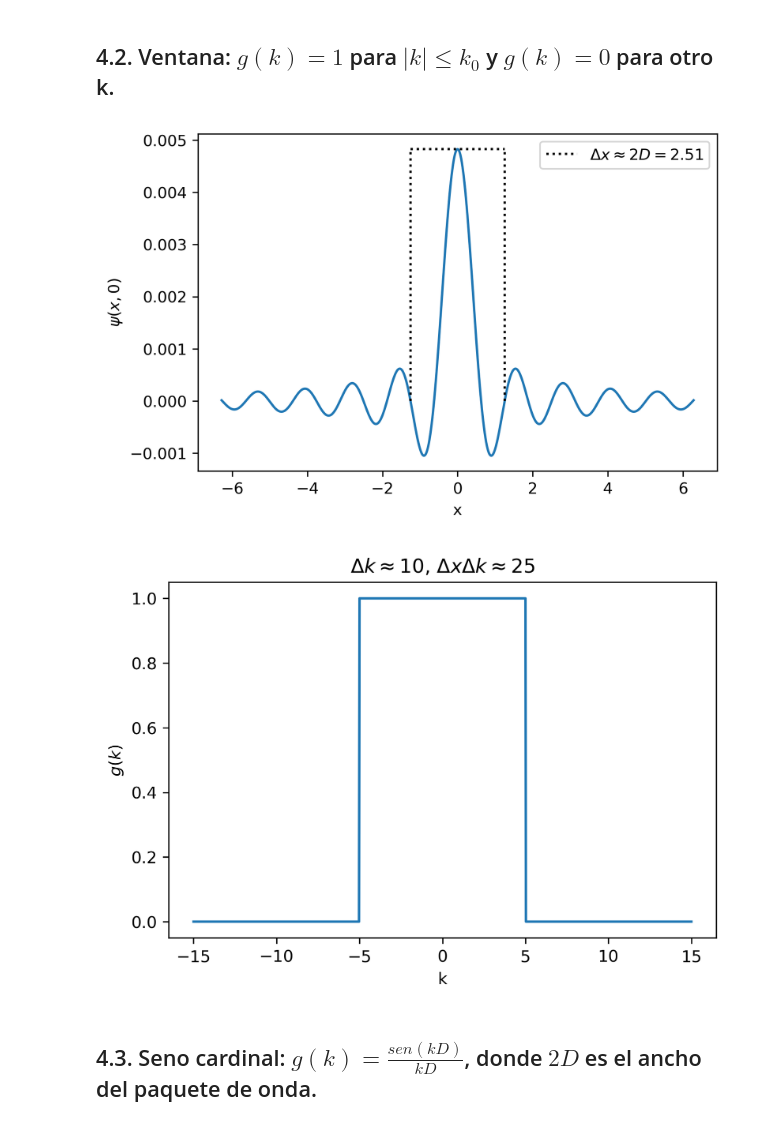
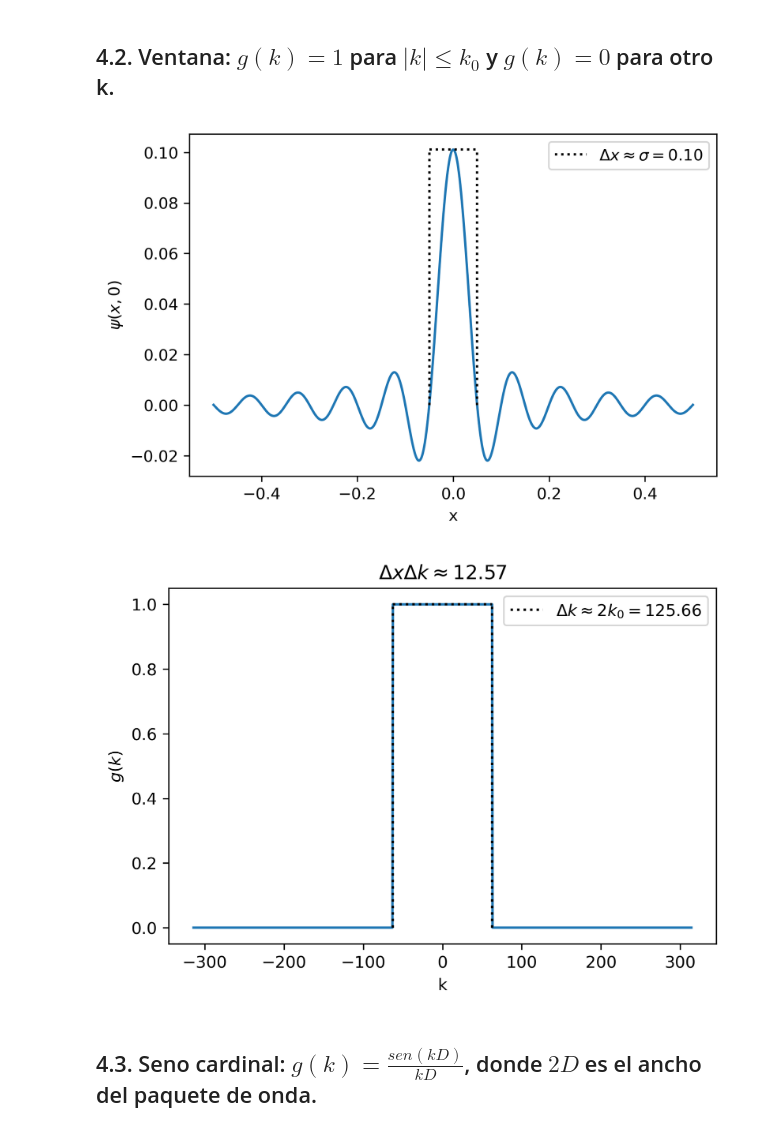
Before and after one commit to davidalejandromiranda/QuantumMechanics, a Jupyter notebook: notebooks/es_PaqueteDeOnda.ipynb, the cells around one changed output. Cells and saved outputs as stored; diff of their text form; code cells hidden in the pictures.

```diff
--- a/notebooks/es_PaqueteDeOnda.ipynb
+++ b/notebooks/es_PaqueteDeOnda.ipynb
@@ -22,34 +49,18 @@ dpi = 300
 ## 4. Paquetes de onda y relaciones entre $\Delta x$ y $\Delta k$
 # %% [markdown]
 ## 4.2. Ventana: $g(k) = 1$ para $|k| \leq k_0$ y $g(k)=0$ para otro k.
-# %%
-k_o = 5
-D = 2*np.pi / k_o
-x = np.linspace(-5*D, 5*D, 1000)
-k = np.linspace(-3*k_o, 3*k_o, 1000)
-
-g = np.ones(len(k))
-g[np.abs(k) > k_o] = 0
-
-psi = np.sum([ g[n]*np.cos(k[n]*x) for n in range(len(g))], axis=0)
-psi /= np.trapz(np.abs(psi)**2, x=x)
-
-plt.figure(dpi=dpi)
-plt.plot(x, psi)
-plt.hlines(max(psi), -D, D, linestyles='dotted', color='black', label=r'$\Delta x \approx 2D = %0.3g$'%(2*D))
-plt.vlines(-D, 0, max(psi), linestyles='dotted', color='black')
-plt.vlines( D, 0, max(psi), linestyles='dotted', color='black')
-plt.xlabel('x')
-plt.ylabel(r'$\psi(x, 0)$')
-_ = plt.legend()
-
-plt.figure(dpi=dpi)
-plt.plot(k, g)
-plt.xlabel('k')
-plt.ylabel(r'$g(k)$')
-_ = plt.title(r'$\Delta k \approx %0.3g$, $\Delta x \Delta k \approx %1.2g$' % (2*k_o, 2*D * 2*k_o))
-# %% [output]
-[figure, removed]
-[figure, removed]
+# %%
+def g_func(σ, k_o, x, k):
+    g = np.ones(len(k))
+    g[np.abs(k) > k_o] = 0
+    return g
+
+plot_wave_packet(
+    0.1,
+    2*np.pi / 0.1,
+    g_func)
+# %% [output]
+[figure, added]
+[figure, added]
 # %% [markdown]
 ## 4.3. Seno cardinal: $g(k) = \frac{sen(kD)}{kD}$, donde $2D$ es el ancho del paquete de onda.
```
Also changed, not shown: parts of 5 cells of this notebook.
